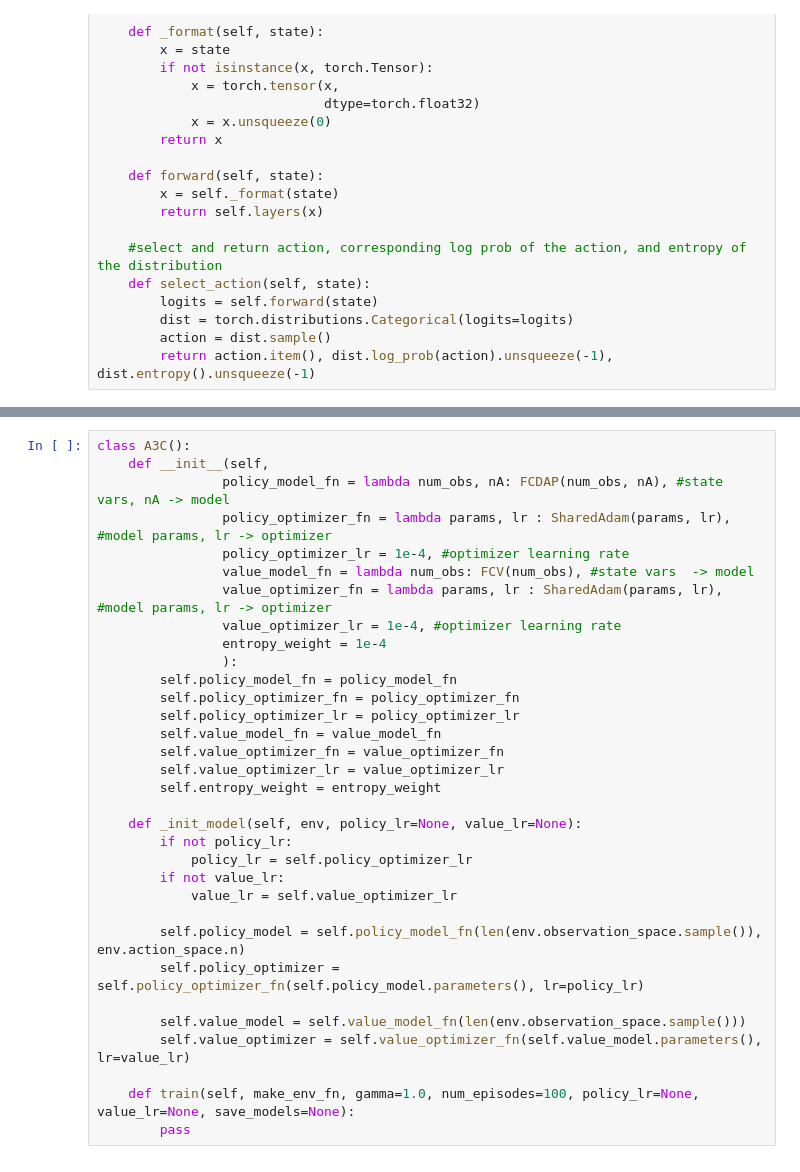
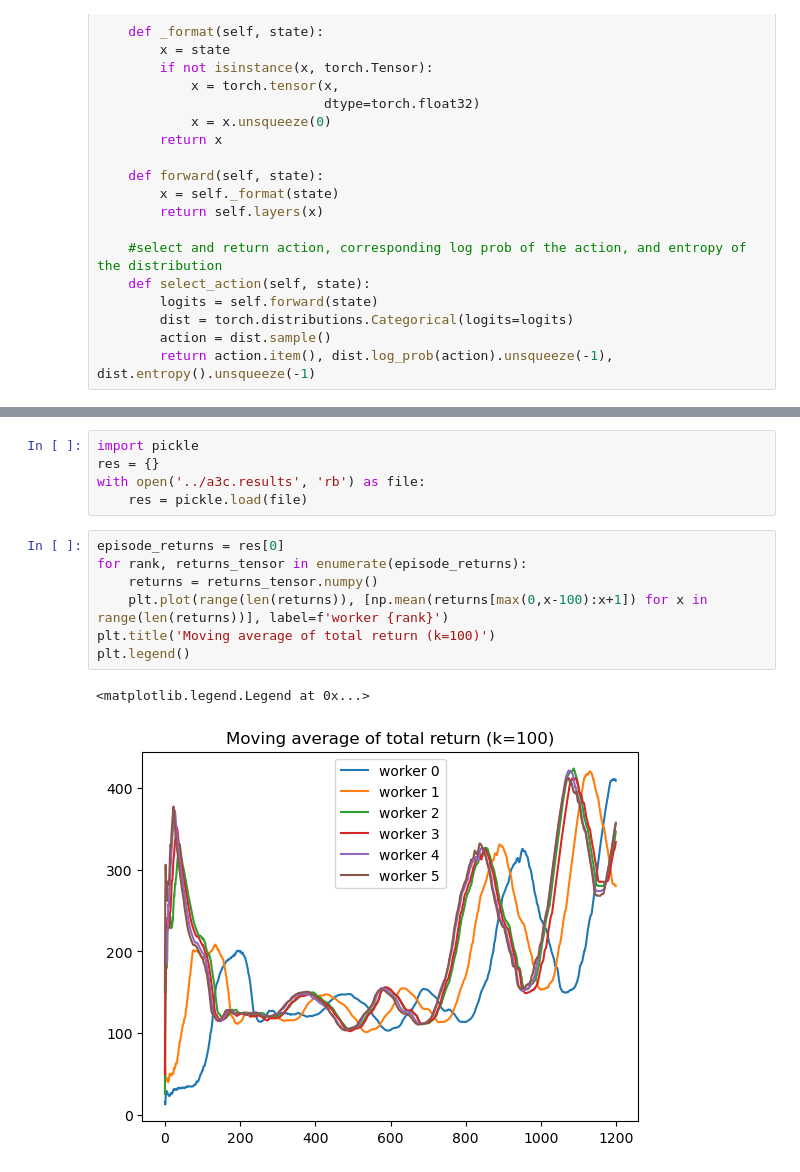
Before and after one commit to jimtoledo/reinforcement-learning, a Jupyter notebook: a3c.ipynb, the cells around one changed output, grey strips where cells are left out. Saved outputs shown, nothing was run; the diff lists cells and outputs as text.

```diff
--- a/a3c.ipynb
+++ b/a3c.ipynb
@@ -215,33 +64,15 @@ class A3CWorker(mp.Process):
-# %%
-class A3C():
-    def __init__(self,
-                policy_model_fn = lambda num_obs, nA: FCDAP(num_obs, nA), #state vars, nA -> model
-                policy_optimizer_fn = lambda params, lr : SharedAdam(params, lr), #model params, lr -> optimizer
-                policy_optimizer_lr = 1e-4, #optimizer learning rate
-                value_model_fn = lambda num_obs: FCV(num_obs), #state vars  -> model
-                value_optimizer_fn = lambda params, lr : SharedAdam(params, lr), #model params, lr -> optimizer
-                value_optimizer_lr = 1e-4, #optimizer learning rate
-                entropy_weight = 1e-4
-                ):
-        self.policy_model_fn = policy_model_fn
-        self.policy_optimizer_fn = policy_optimizer_fn
-        self.policy_optimizer_lr = policy_optimizer_lr
-        self.value_model_fn = value_model_fn
-        self.value_optimizer_fn = value_optimizer_fn
-        self.value_optimizer_lr = value_optimizer_lr
-        self.entropy_weight = entropy_weight
-
-    def _init_model(self, env, policy_lr=None, value_lr=None):
-        if not policy_lr:
-            policy_lr = self.policy_optimizer_lr
-        if not value_lr:
-            value_lr = self.value_optimizer_lr
-
-        self.policy_model = self.policy_model_fn(len(env.observation_space.sample()), env.action_space.n)
-        self.policy_optimizer = self.policy_optimizer_fn(self.policy_model.parameters(), lr=policy_lr)
-
-        self.value_model = self.value_model_fn(len(env.observation_space.sample()))
-        self.value_optimizer = self.value_optimizer_fn(self.value_model.parameters(), lr=value_lr)
-
-    def train(self, make_env_fn, gamma=1.0, num_episodes=100, policy_lr=None, value_lr=None, save_models=None):
-        pass
+# %%
+import pickle
+res = {}
+with open('../a3c.results', 'rb') as file:
+    res = pickle.load(file)
+# %%
+episode_returns = res[0]
+for rank, returns_tensor in enumerate(episode_returns):
+    returns = returns_tensor.numpy()
+    plt.plot(range(len(returns)), [np.mean(returns[max(0,x-100):x+1]) for x in range(len(returns))], label=f'worker {rank}')
+plt.title('Moving average of total return (k=100)')
+plt.legend()
+# %% [output]
+<matplotlib.legend.Legend at 0x...>
+[figure, added]
```
Also changed, not shown: parts of 6 cells of this notebook, 1 other file.
